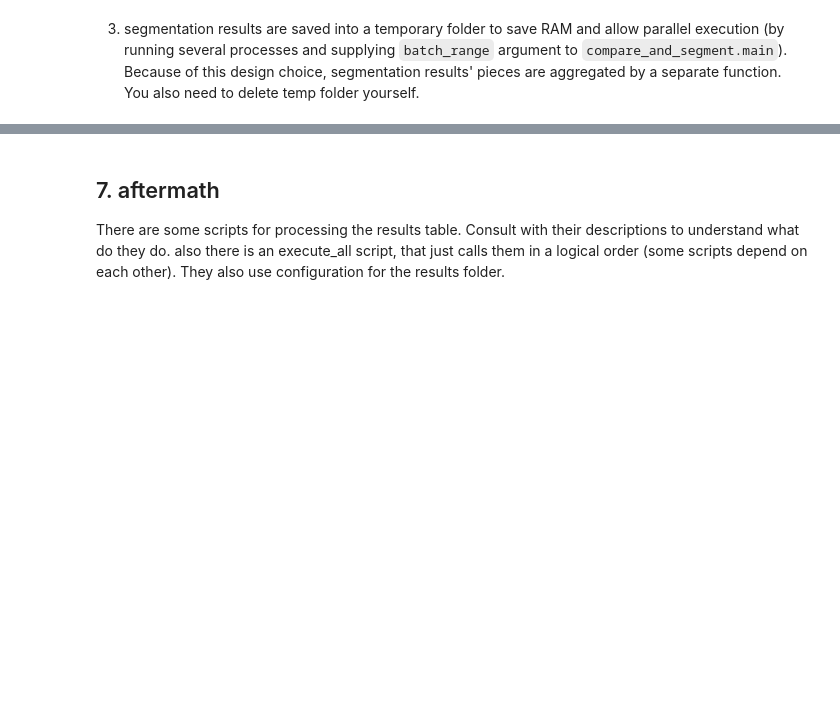
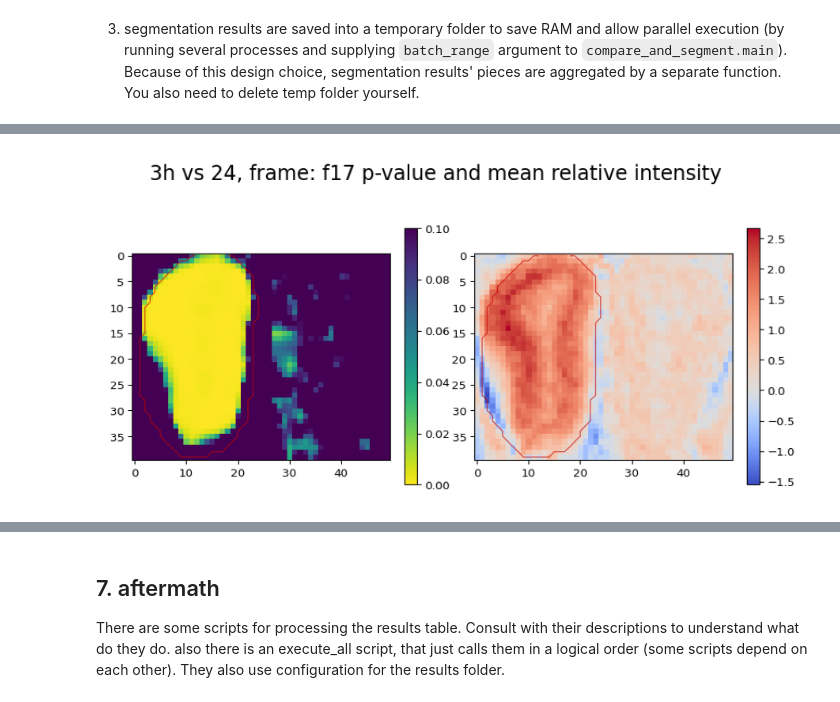
Before and after one commit to zudanievil/MiceBrainMriSegmentation, a Jupyter notebook: ipynb/example.ipynb, the cells around one changed output, grey strips where cells are left out. Drawn from its saved outputs; the diff is of its cells as text; code cells hidden in the pictures; blank space fills up the shorter version.

```diff
--- a/ipynb/example.ipynb
+++ b/ipynb/example.ipynb
@@ -509,0 +573,5 @@ for i in {1, 2}:
+# %%
+p = "/content/example/results_1/plots/root/grey/CH/CTX/CTXpl/OLF/MOB/Main Olfactory Bulb f17 at 24h.png"
+png_to_fig(p).show()
+# %% [output]
+[figure, added]
```
Also changed, not shown: parts of 14 cells of this notebook.
